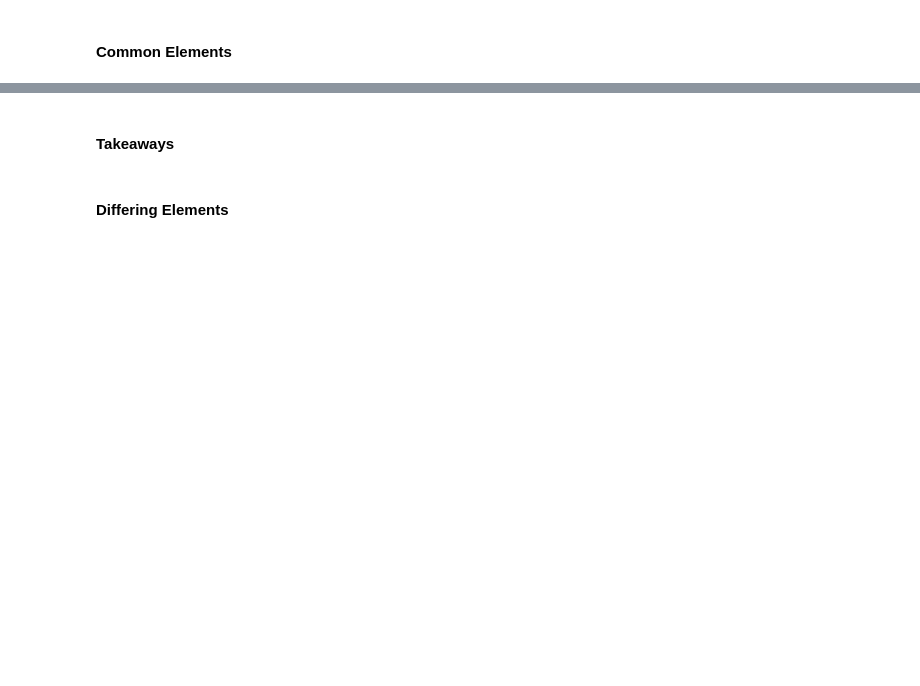
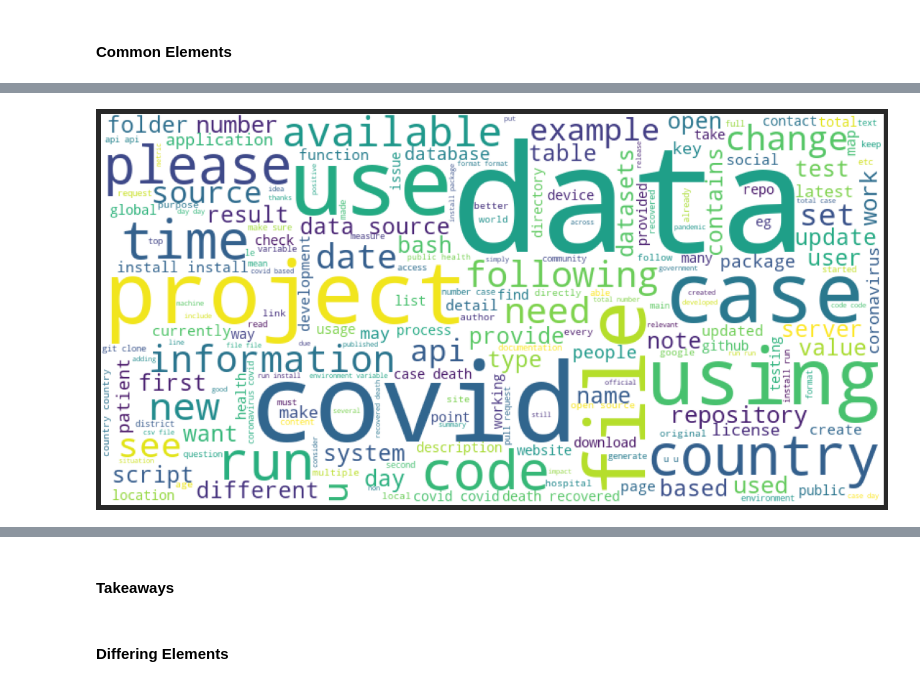
Before and after one commit to NLP-Project-CRT/NLP-Project, a Jupyter notebook: rz_workbook.ipynb, the cells around one changed output, grey strips where cells are left out. Saved outputs shown, nothing was run; the diff lists cells and outputs as text; code cells hidden in the pictures; blank space fills up the shorter version.

```diff
--- a/rz_workbook.ipynb
+++ b/rz_workbook.ipynb
@@ -224,0 +221,36 @@ plt.show()
+# %%
+# find words common to all languages
+common_words = [py_words, js_words, jup_words, html_words, r_words, ts_words]
+common_words = list(reduce(lambda i, j: i & j, (set(n) for n in common_words)))
+common_words = all_lang_words[all_lang_words.isin(common_words)]
+common_freq = common_words.value_counts().sort_values(ascending=False)
+
+# create DataFrame for word freq for all and per language
+common_word_freq = pd.concat([common_freq,
+                              py_words_freq,
+                              js_words_freq,
+                              jup_words_freq,
+                              html_words_freq,
+                              r_words_freq,
+                              ts_words_freq],
+                              axis=1,
+                              sort=True)\
+                     .set_axis(['common_words', 'py_words',
+                                'js_words', 'jup_words',
+                                'html_words', 'r_words',
+                                'ts_words'], axis=1,
+                                inplace=False)\
+                     .fillna(0)\
+                     .apply(lambda s: s.astype(int))
+
+# subset word freq into top 20 all word frequencies
+top_20_common_word_freq = common_word_freq.sort_values('common_words', ascending=False).head(20)
+# %%
+# visualize wordcloud of top 20 common words to all languages
+img = WordCloud(background_color='white', width=800, height=400).generate(' '.join(common_words))
+plt.figure(figsize=(20, 10))
+plt.imshow(img)
+plt.axis('off')
+plt.show()
+# %% [output]
+[figure, added]
```
Also changed, not shown: parts of 19 cells of this notebook.
